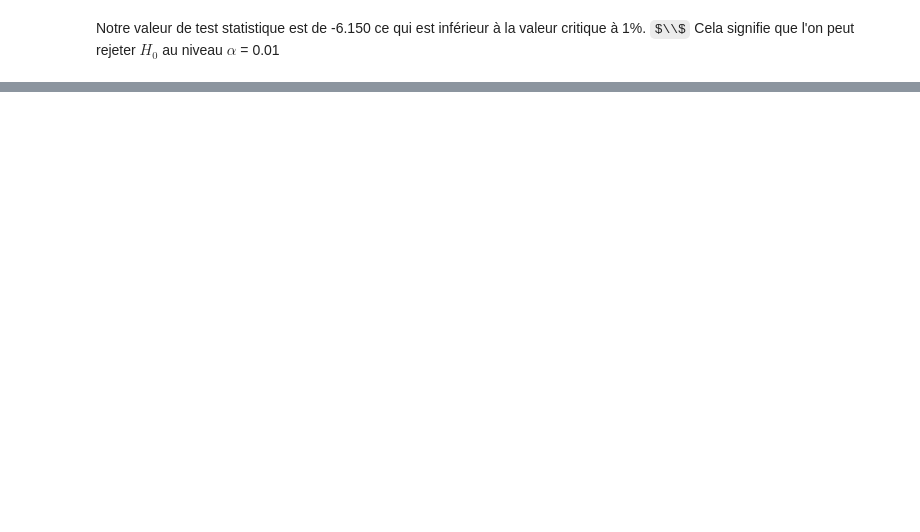
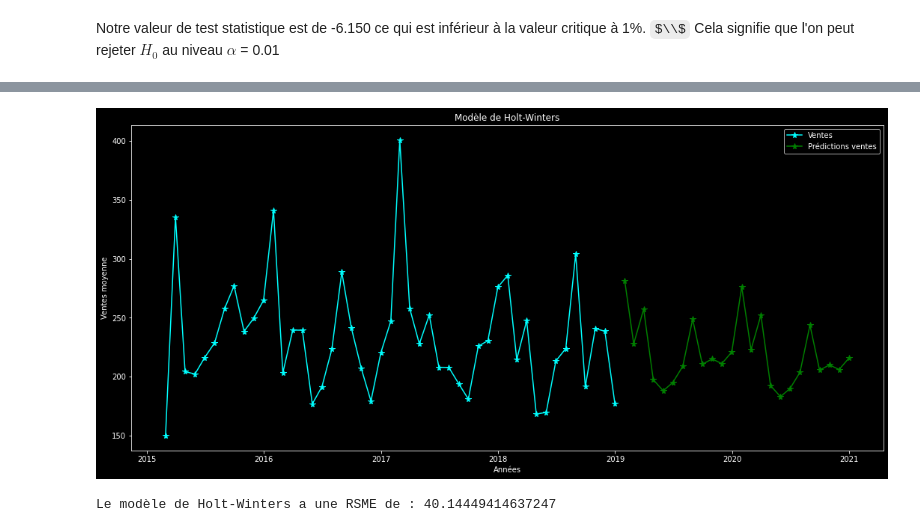
Before and after one commit to YassineLaamoumri/Time_Series, a Jupyter notebook: times_series_sales.ipynb, the cells around one changed output, grey strips where cells are left out. Saved outputs shown, nothing was run; the diff lists cells and outputs as text; code cells hidden in the pictures; some formulas as TeX source; blank space fills up the shorter version.

```diff
--- a/times_series_sales.ipynb
+++ b/times_series_sales.ipynb
@@ -239,0 +269,2 @@ Notre série est stationnaire
+# %%
+df = df.dropna()
@@ -239,0 +282,25 @@ Notre série est stationnaire
+# %%
+df.drop('shifted_sales',axis=1,inplace=True)
+# %%
+holt_winters = ExponentialSmoothing(df,seasonal_periods=12,trend='add',seasonal='add').fit()
+holt_winters_pred = holt_winters.forecast(steps=24)
+# %%
+fig,ax = plt.subplots(figsize = (18,8))
+ax.plot(df,marker = '*',markersize = 8, label = 'Ventes', color = 'cyan')
+ax.plot(holt_winters_pred,marker = '*',markersize = 8, label = 'Prédictions ventes',color = 'green');
+plt.xlabel('Années')
+plt.ylabel('Ventes moyenne')
+plt.title('Modèle de Holt-Winters')
+ax.legend()
+plt.show()
+# %% [output]
+[figure, added]
+# %%
+holt_winters_error = holt_winters.resid
+holt_winters_error_sqr = np.square(holt_winters_error)
+holt_winters_error_mse = holt_winters_error_sqr.sum()/len(holt_winters_error_sqr)
+holt_winters_error_rsme = np.sqrt(holt_winters_error_mse)
+
+print(f'Le modèle de Holt-Winters a une RSME de : {holt_winters_error_rsme}')
+# %% [output]
+Le modèle de Holt-Winters a une RSME de : 40.14449414637247
```
Also changed, not shown: parts of 31 cells of this notebook.
